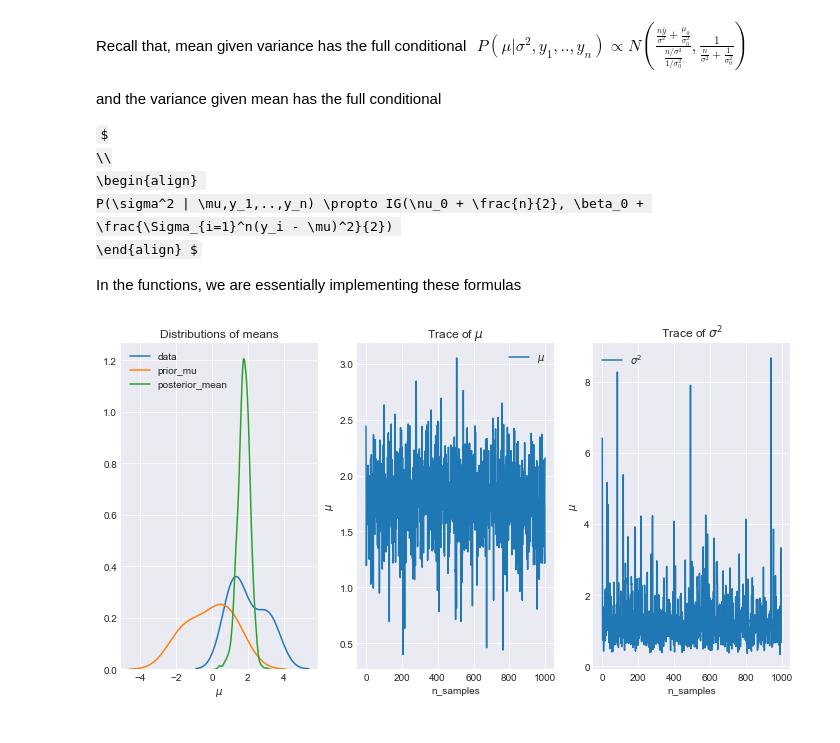
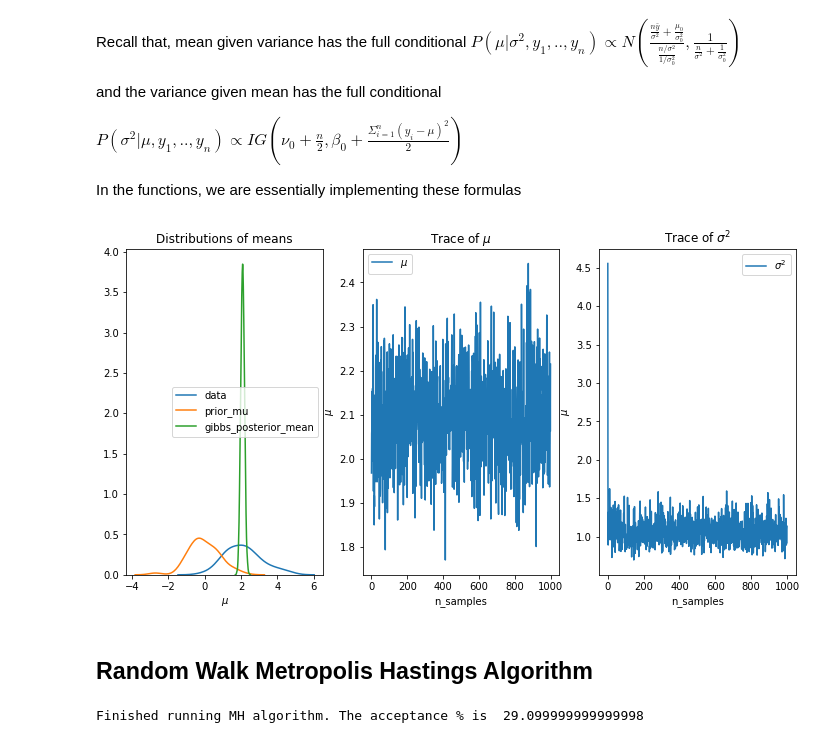
Before and after one commit to prasannapkr/Notebooks, a Jupyter notebook: bayesian_sampling.ipynb, the cells around one changed output. Drawn from its saved outputs; the diff is of its cells as text; code cells hidden in the pictures; some formulas as TeX source.

```diff
--- a/bayesian_sampling.ipynb
+++ b/bayesian_sampling.ipynb
@@ -23,17 +25,14 @@ from scipy import optimize
 # %% [markdown]
 Recall that, mean given variance has the full conditional
 $
-\begin{align}
 P(\mu | \sigma^2,y_1,..,y_n) \propto N(\frac{\frac{n\bar{y}}{\sigma^2} + \frac{\mu_0}{\sigma^2_0}}{\frac{n/\sigma^2}{1/\sigma_0^2}},\frac{1}{\frac{n}{\sigma^2} + \frac{1}{\sigma^2_0}})
-\end{align}$
+$
 
 and the variance given mean has the full conditional
 
 $
-\\
-\begin{align}
 P(\sigma^2 | \mu,y_1,..,y_n) \propto IG(\nu_0 + \frac{n}{2}, \beta_0 + \frac{\Sigma_{i=1}^n(y_i - \mu)^2}{2})
-\end{align} $
+$
 
 In the functions, we are essentially implementing these formulas
 # %%
@@ -127,38 +126,41 @@ def gibbs_sampler(y, num_iter, prior):
     return mu,sig2
 # %%
 r.seed(35)
-y = list(np.random.normal(2,1,10))
+y = list(np.random.normal(2,1,100))
 y_bar = np.mean(y)
 
 ## prior
-prior = {}
-prior['mu_0'] = 0.0
-prior['sig2_0'] = 1.0
-prior['nu_0'] = 1 # prior alpha for inverse-gamma
-prior['beta_0'] = 1 # prior beta for inverse-gamma
+prior_gibbs = {}
+prior_gibbs['mu_0'] = 0.0
+prior_gibbs['sig2_0'] = 1.0
+prior_gibbs['nu_0'] = 1 # prior alpha for inverse-gamma
+prior_gibbs['beta_0'] = 1 # prior beta for inverse-gamma
 
-posterior = gibbs_sampler(y, 1000, prior)
+gibbs_posterior = gibbs_sampler(y, 1000, prior_gibbs)
 # %%
+#prior_mu = np.random.normal(prior['mu_0'],np.sqrt(prior['sigma_0']), 10)
 fig, axes = plt.subplots(1,3, figsize = (12,6))
 sns.kdeplot(y,label='data',ax=axes[0])
-sns.kdeplot(prior_mu, label='prior_mu',ax=axes[0])
-posterior_mean=posterior[0]
-sns.kdeplot(posterior_mean, label='posterior_mean', ax=axes[0])
+sns.kdeplot(np.random.normal(prior_gibbs['mu_0'],np.sqrt(prior_gibbs['sig2_0']), 100), label='prior_mu',ax=axes[0])
+gibbs_posterior_mean=gibbs_posterior[0]
+sns.kdeplot(gibbs_posterior_mean, label='gibbs_posterior_mean', ax=axes[0])
 axes[0].set_title('Distributions of means')
 axes[0].set_xlabel('$\mu$')
 
-axes[1].plot(posterior[0],label='$\mu$')
+axes[1].plot(gibbs_posterior[0],label='$\mu$')
 axes[1].legend()
 axes[1].set_title('Trace of $\mu$')
 axes[1].set_xlabel('n_samples')
 axes[1].set_ylabel('$\mu$')
 
 
-axes[2].plot(posterior[1],label='$\sigma^2$')
+axes[2].plot(gibbs_posterior[1],label='$\sigma^2$')
 axes[2].legend()
 axes[2].set_title('Trace of $\sigma^2$')
 axes[2].set_xlabel('n_samples')
 axes[2].set_ylabel('$\mu$')
 fig.savefig('gibbs_result.png');
 # %% [output]
-[figure, old version]
+[figure, new version]
+# %% [markdown]
+## Random Walk Metropolis Hastings Algorithm
@@ -164,0 +213,11 @@ fig.savefig('gibbs_result.png');
+# %%
+y = list(np.random.normal(2,1,100))
+prior_mh = {}
+prior_mh['mu_0'] = 0
+prior_mh['sigma_0'] = 1
+num_iter = 1000
+mu_init = 0
+candidate_sd = 0.5
+mh_posterior = metropolis_hastings(y, num_iter, mu_init, candidate_sd, prior_mh)
+# %% [output]
+Finished running MH algorithm. The acceptance % is  29.099999999999998
```
Also changed, not shown: parts of 5 cells of this notebook.
